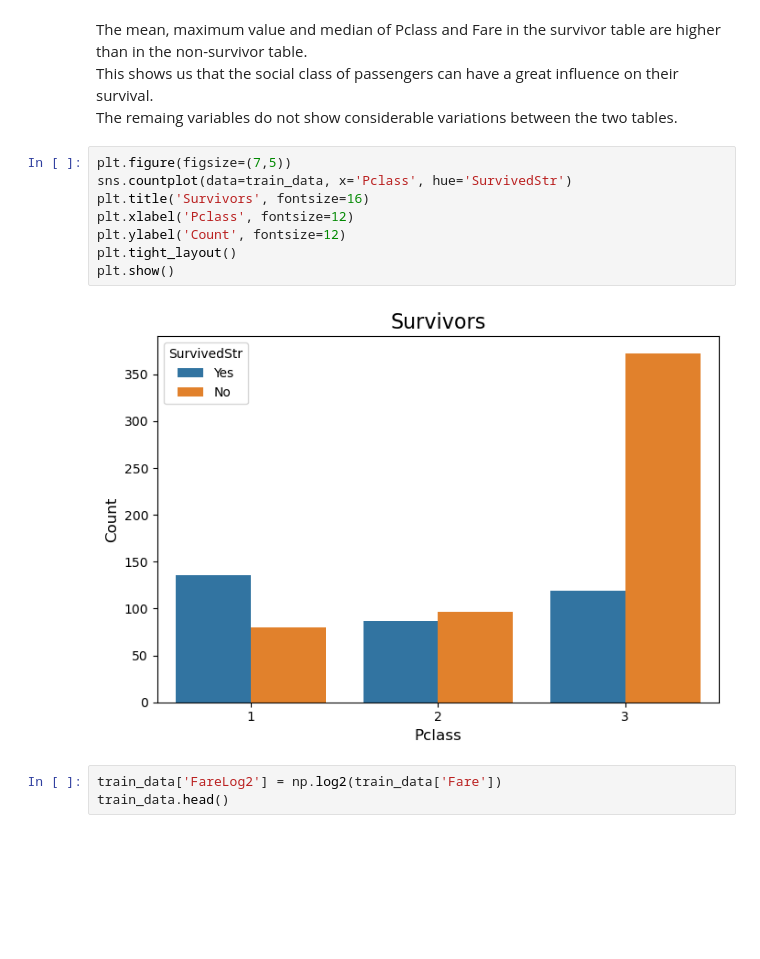
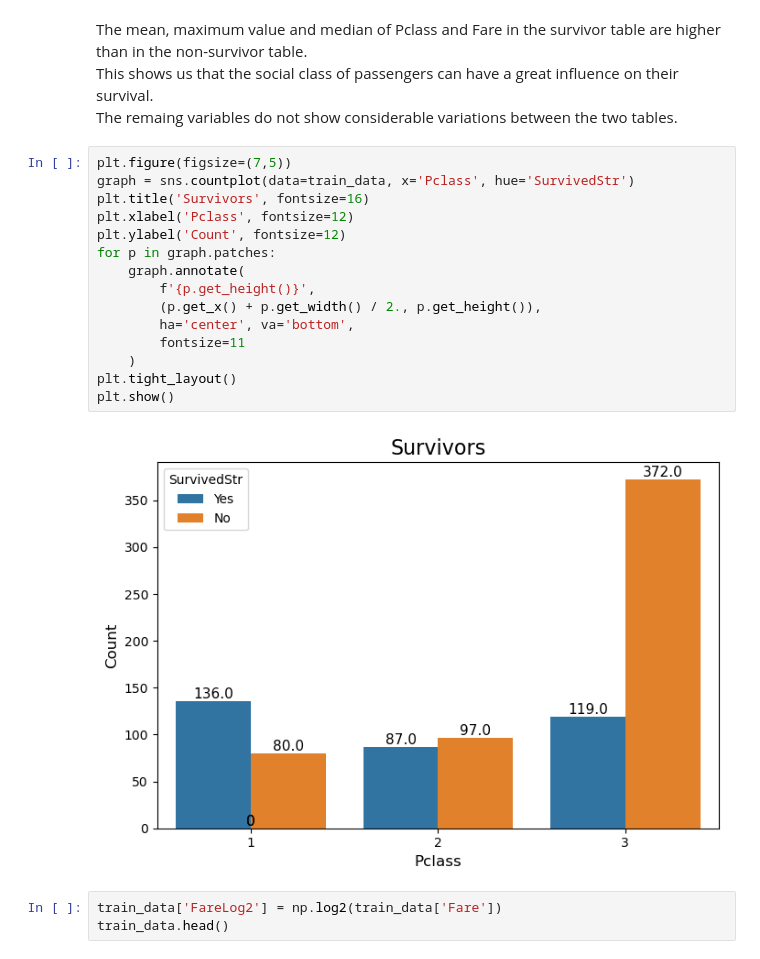
Before and after one commit to gdserafini/titanic-machine-learning, a Jupyter notebook: src/exploratory_data_analysis.ipynb, the cells around one changed output. Saved outputs shown, nothing was run; the diff lists cells and outputs as text; blank space fills up the shorter version.

```diff
--- a/src/exploratory_data_analysis.ipynb
+++ b/src/exploratory_data_analysis.ipynb
@@ -129,14 +129,21 @@ This shows us that the social class of passengers can have a great influence on
 The remaing variables do not show considerable variations between the two tables.
 # %%
 plt.figure(figsize=(7,5))
-sns.countplot(data=train_data, x='Pclass', hue='SurvivedStr')
+graph = sns.countplot(data=train_data, x='Pclass', hue='SurvivedStr')
 plt.title('Survivors', fontsize=16)
 plt.xlabel('Pclass', fontsize=12)
 plt.ylabel('Count', fontsize=12)
+for p in graph.patches:
+    graph.annotate(
+        f'{p.get_height()}',
+        (p.get_x() + p.get_width() / 2., p.get_height()),
+        ha='center', va='bottom',
+        fontsize=11
+    )
 plt.tight_layout()
 plt.show()
 # %% [output]
-[figure, old version]
+[figure, new version]
 # %%
 train_data['FareLog2'] = np.log2(train_data['Fare'])
 train_data.head()
```
Also changed, not shown: parts of 1 cell of this notebook.
